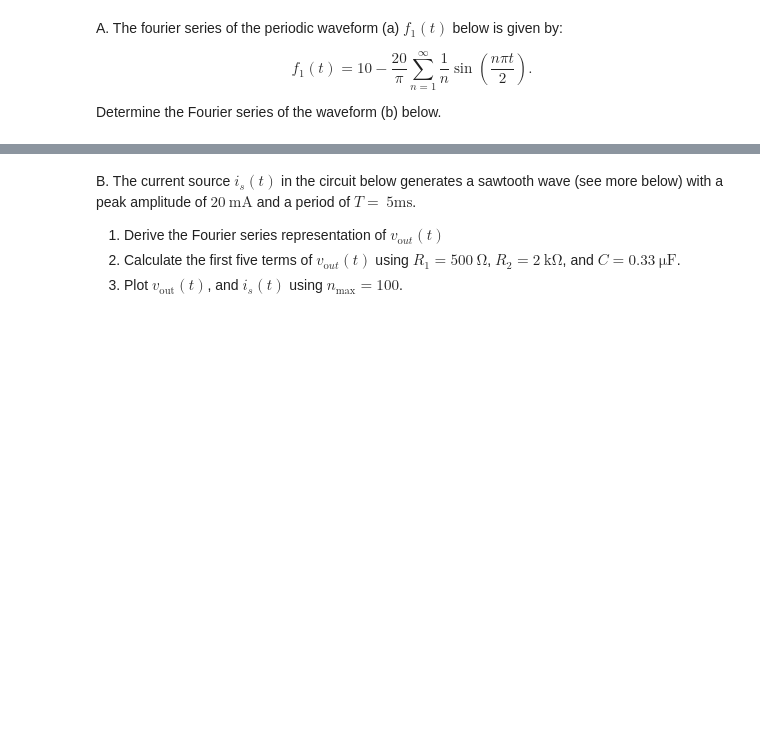
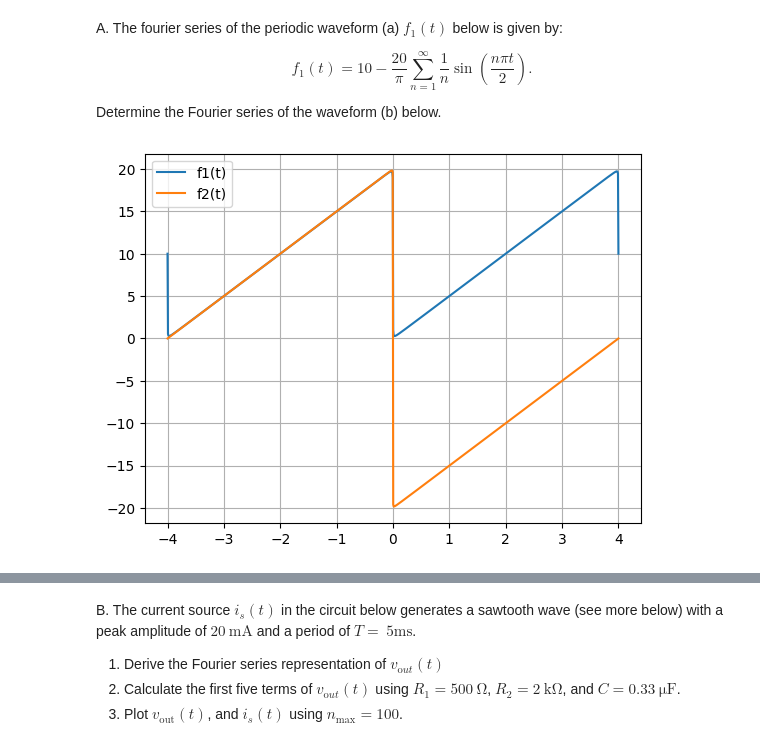
Before and after one commit to vieweghn/EENG-310-Signals-and-Systems, a Jupyter notebook: EENG_310_HW09.ipynb, the cells around one changed output, grey strips where cells are left out. Drawn from its saved outputs; the diff is of its cells as text; code cells hidden in the pictures; blank space fills up the shorter version.

```diff
--- a/EENG_310_HW09.ipynb
+++ b/EENG_310_HW09.ipynb
@@ -6,6 +9,17 @@ A. The fourier series of the periodic waveform (a) $f_1(t)$ below is given by:
 $$ f_1(t) = 10 - \frac{20}{\pi} \sum_{n=1}^{\infty} \frac{1}{n} \sin\left(\frac{n\pi t}{2}\right). $$
 
 Determine the Fourier series of the waveform (b) below.
+# %%
+t = np.linspace(-4, 4, 1000)
+f1 = lambda t: 10 - 20 / np.pi * sum(1 / n * np.sin(n * np.pi * t / 2) for n in range(1, 1000))
+f2 = lambda t: -40 / np.pi * sum(1 / n * np.sin(n * np.pi * t / 4) for n in range(1, 10000))
+plt.plot(t, f1(t), label='f1(t)')
+plt.plot(t, f2(t), label='f2(t)')
+plt.legend()
+plt.grid()
+plt.show()
+# %% [output]
+[figure, added]
 # %% [markdown]
 ![image.png](embedded-picture-1)
 # %% [markdown]
```
Also changed, not shown: parts of 1 cell of this notebook.
